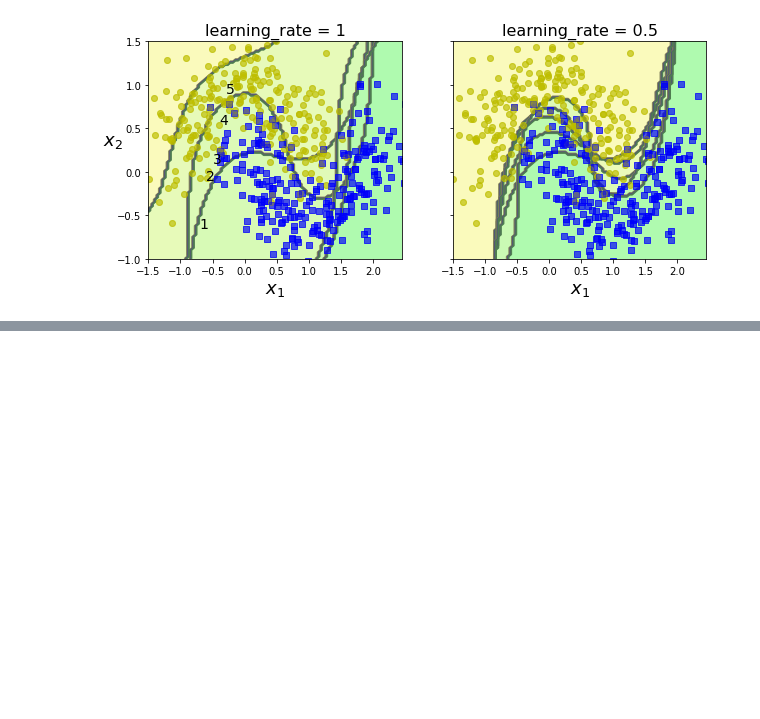
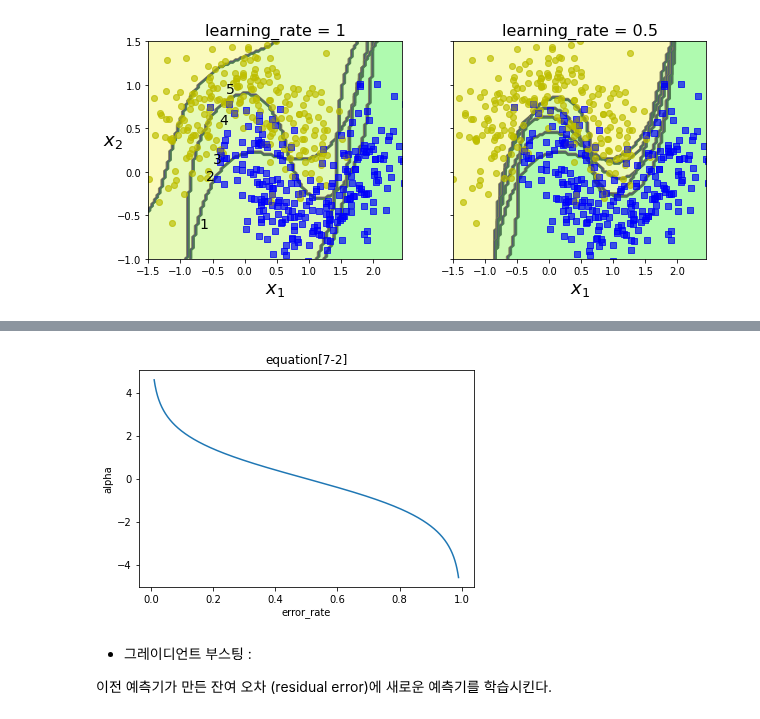
Before and after one commit to hyeon1263/BigAI, a Jupyter notebook: 핸즈온 머신러닝/07_Ensemble&RandomForest.ipynb, the cells around one changed output, grey strips where cells are left out. Saved outputs shown, nothing was run; the diff lists cells and outputs as text; code cells hidden in the pictures; blank space fills up the shorter version.

```diff
--- a/핸즈온 머신러닝/07_Ensemble&RandomForest.ipynb
+++ b/핸즈온 머신러닝/07_Ensemble&RandomForest.ipynb
@@ -400,0 +441,15 @@ plt.show()
+# %%
+# 식 7-2 그래프
+x = np.linspace(0.01,0.99, 1000)
+y = np.log((1-x)/x)
+plt.plot(x,y)
+plt.xlabel('error_rate')
+plt.ylabel('alpha')
+plt.title('equation[7-2]')
+plt.show()
+# %% [output]
+[figure, added]
+# %% [markdown]
+- 그레이디언트 부스팅 :
+
+ 이전 예측기가 만든 잔여 오차 (residual error)에 새로운 예측기를 학습시킨다.
```
Also changed, not shown: parts of 33 cells of this notebook.
